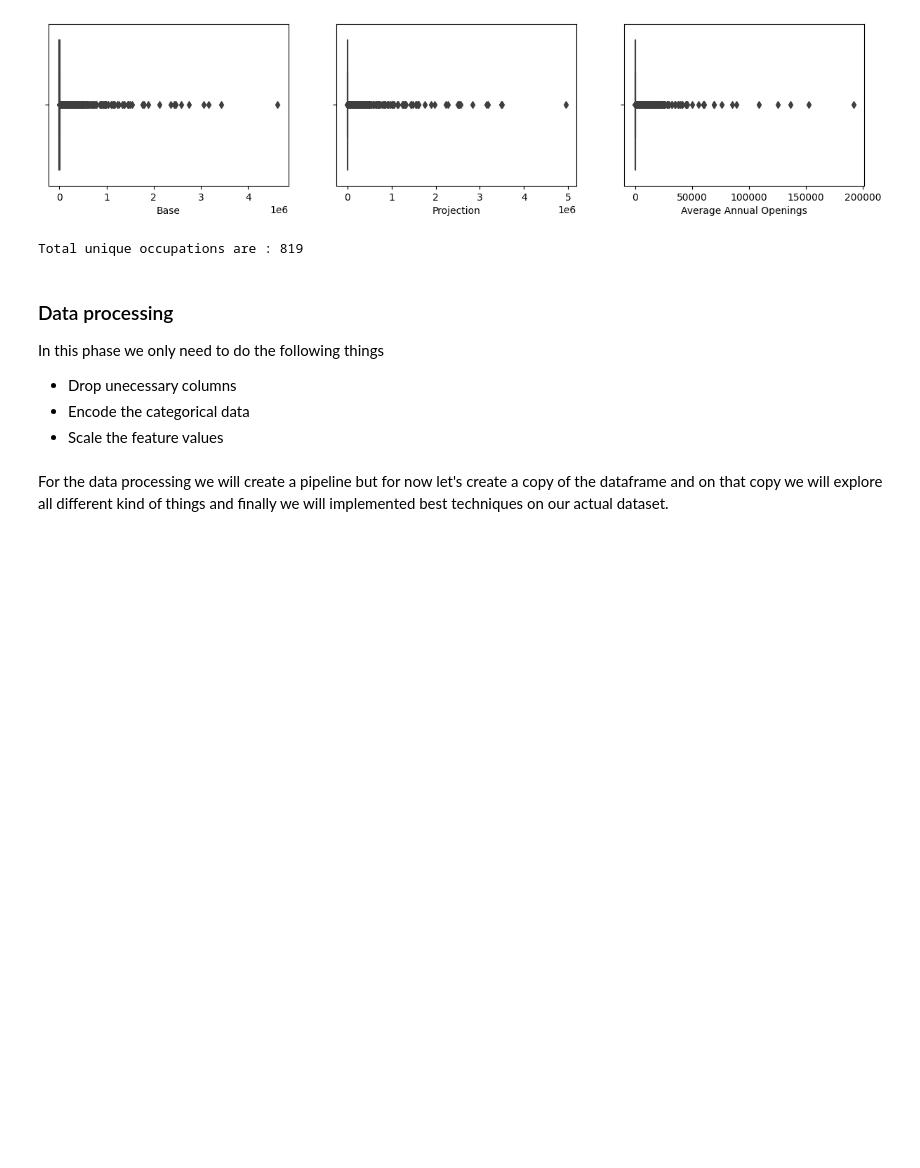
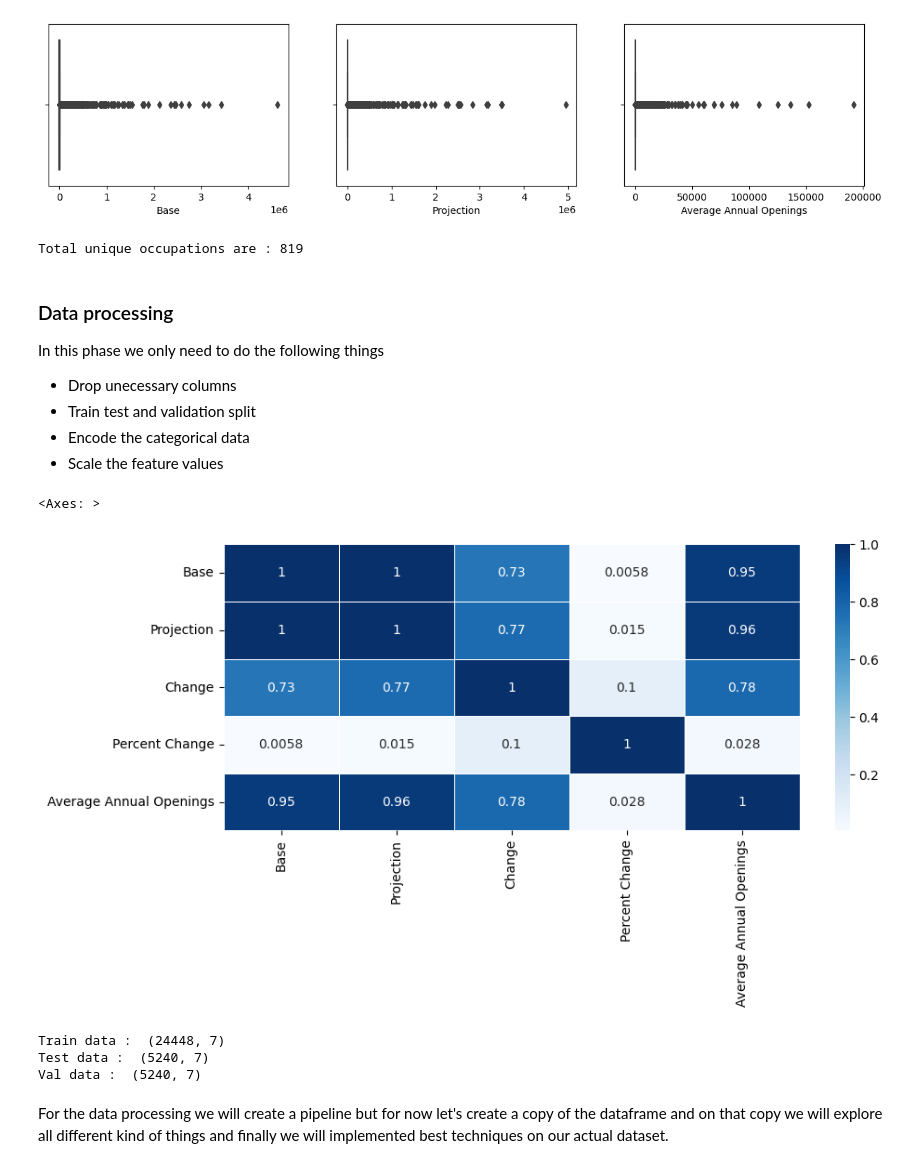
Before and after one commit to yuvraaj2002/Job-Demand-Forecasting, a Jupyter notebook: notebook/Code.ipynb, the cells around one changed output. Cells and saved outputs as stored; diff of their text form; code cells hidden in the pictures; blank space fills up the shorter version.

Commit message:
Did train test and validation split

```diff
--- a/notebook/Code.ipynb
+++ b/notebook/Code.ipynb
@@ -143,6 +143,7 @@ Total unique occupations are : 819
 In this phase we only need to do the following things
 
 - Drop unecessary columns
+- Train test and validation split
 - Encode the categorical data
 - Scale the feature values
 # %%
@@ -151,3 +152,12 @@ df['Year_difference'] = 10
 # %%
 # Removing the columns from the dataset
 df.drop(['State FIPS','Occupation Code','Projected Year','Base Year'],axis = 1,inplace=True)
+# %%
+# Let's see the correlation
+plt.figure(figsize=(10, 4))
+
+num_df = df[['Base', 'Projection', 'Change','Percent Change', 'Average Annual Openings']].copy()
+sns.heatmap(data = num_df.corr(),annot=True,linewidths=0.5,cmap="Blues")
+# %% [output]
+<Axes: >
+[figure, added]
@@ -154,3 +172,12 @@ df.drop(['State FIPS','Occupation Code','Projected Year','Base Year'],axis = 1,i
+# %%
+# Complete dataset = 34982
+print("Train data : ",X_train.shape)
+print("Test data : ",X_val.shape)
+print("Val data : ",X_test.shape)
+# %% [output]
+Train data :  (24448, 7)
+Test data :  (5240, 7)
+Val data :  (5240, 7)
 # %% [markdown]
 For the data processing we will create a pipeline but for now let's create a copy of the dataframe and on that copy we will explore all different kind of things and finally we will implemented best techniques on our actual dataset.
 # %%
```
Also changed, not shown: parts of 5 cells of this notebook.
